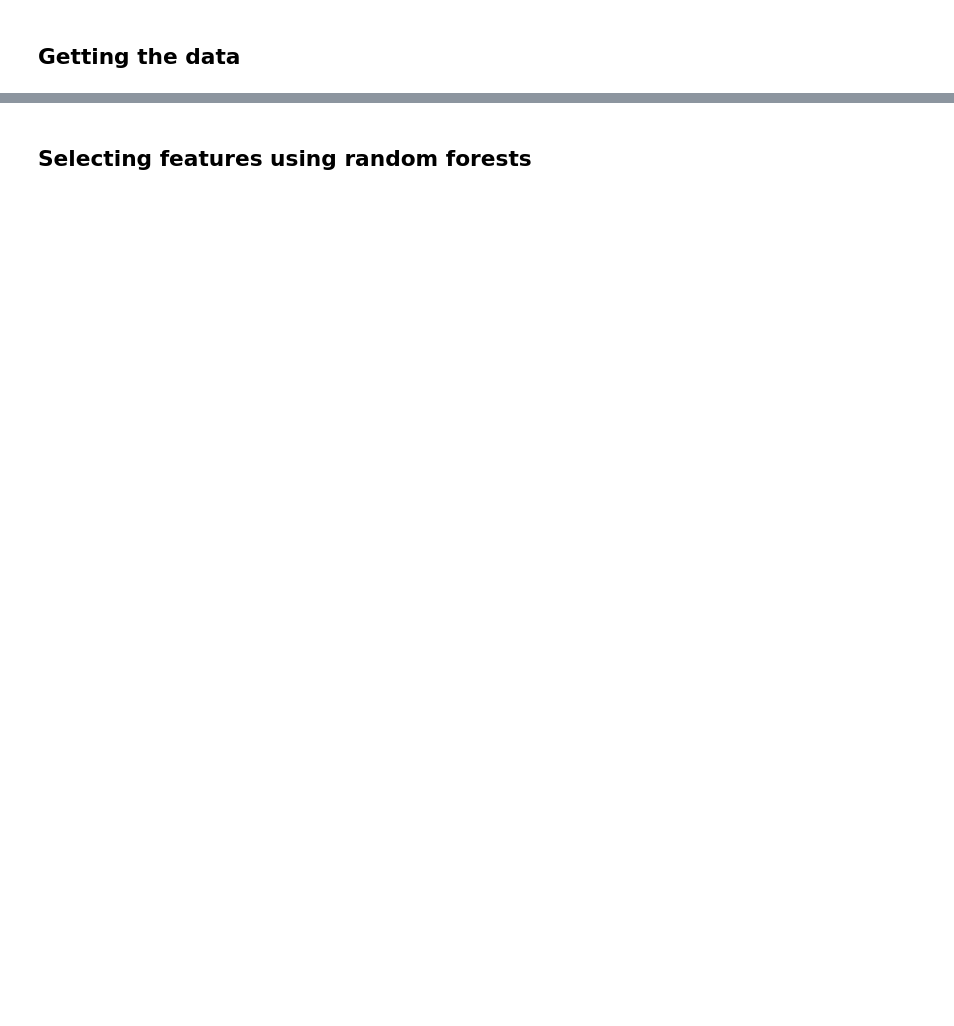
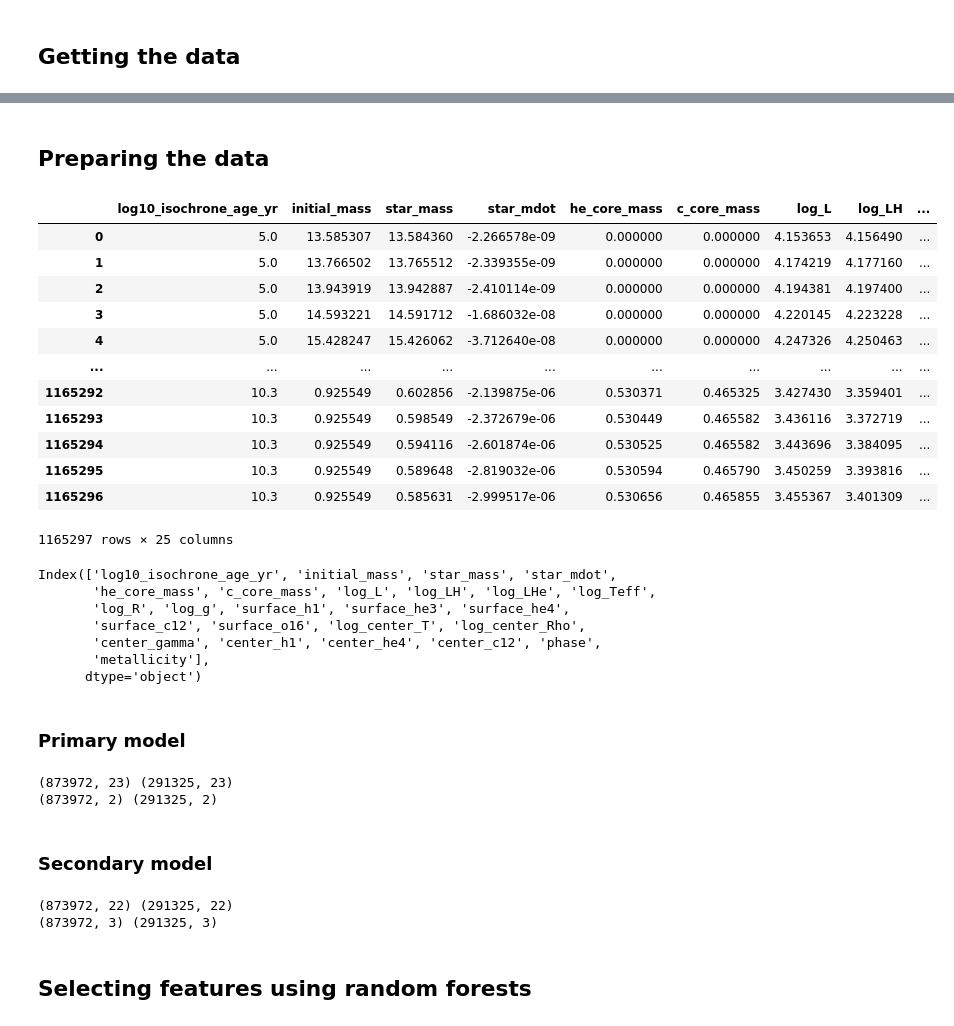
Before and after one commit to anpirott/thesis, a Jupyter notebook: code/ML/feature_selection.ipynb, the cells around one changed output, grey strips where cells are left out. Cells and saved outputs as stored; diff of their text form; code cells hidden in the pictures; blank space fills up the shorter version.

Commit message:
added a feature selection test on the MIST dataset

```diff
--- a/code/ML/feature_selection.ipynb
+++ b/code/ML/feature_selection.ipynb
@@ -41,2 +56,63 @@ display(iso_df)
+# %% [markdown]
+## Preparing the data
+# %%
+# Keeping only the relevant star phases
+phase_filtered_iso_df = iso_df\
+    .where((iso_df.phase == 0) | (iso_df.phase == 2) | (iso_df.phase == 3) | (iso_df.phase == 4) | (iso_df.phase == 5))\
+    .dropna().reset_index(drop=True)
+# %%
+display(phase_filtered_iso_df)
+print(phase_filtered_iso_df.columns)
+# %% [output]
+|  | log10_isochrone_age_yr | initial_mass | star_mass | star_mdot | he_core_mass | c_core_mass | log_L | log_LH | ... |
+| 0 | 5.0 | 13.585307 | 13.584360 | -2.266578e-09 | 0.000000 | 0.000000 | 4.153653 | 4.156490 | ... |
+| 1 | 5.0 | 13.766502 | 13.765512 | -2.339355e-09 | 0.000000 | 0.000000 | 4.174219 | 4.177160 | ... |
+| 2 | 5.0 | 13.943919 | 13.942887 | -2.410114e-09 | 0.000000 | 0.000000 | 4.194381 | 4.197400 | ... |
+| 3 | 5.0 | 14.593221 | 14.591712 | -1.686032e-08 | 0.000000 | 0.000000 | 4.220145 | 4.223228 | ... |
+| 4 | 5.0 | 15.428247 | 15.426062 | -3.712640e-08 | 0.000000 | 0.000000 | 4.247326 | 4.250463 | ... |
+| ... | ... | ... | ... | ... | ... | ... | ... | ... | ... |
+| 1165292 | 10.3 | 0.925549 | 0.602856 | -2.139875e-06 | 0.530371 | 0.465325 | 3.427430 | 3.359401 | ... |
+| 1165293 | 10.3 | 0.925549 | 0.598549 | -2.372679e-06 | 0.530449 | 0.465582 | 3.436116 | 3.372719 | ... |
+| 1165294 | 10.3 | 0.925549 | 0.594116 | -2.601874e-06 | 0.530525 | 0.465582 | 3.443696 | 3.384095 | ... |
+| 1165295 | 10.3 | 0.925549 | 0.589648 | -2.819032e-06 | 0.530594 | 0.465790 | 3.450259 | 3.393816 | ... |
+| 1165296 | 10.3 | 0.925549 | 0.585631 | -2.999517e-06 | 0.530656 | 0.465855 | 3.455367 | 3.401309 | ... |
+1165297 rows × 25 columns
+Index(['log10_isochrone_age_yr', 'initial_mass', 'star_mass', 'star_mdot',
+       'he_core_mass', 'c_core_mass', 'log_L', 'log_LH', 'log_LHe', 'log_Teff',
+       'log_R', 'log_g', 'surface_h1', 'surface_he3', 'surface_he4',
+       'surface_c12', 'surface_o16', 'log_center_T', 'log_center_Rho',
+       'center_gamma', 'center_h1', 'center_he4', 'center_c12', 'phase',
+       'metallicity'],
+      dtype='object')
+# %% [markdown]
+### Primary model
+# %%
+X_primary = phase_filtered_iso_df.drop(['star_mass', 'log_R'], axis=1).to_numpy()
+y_primary = phase_filtered_iso_df[['star_mass', 'log_R']].to_numpy()
+
+X_train_primary, X_test_primary, y_train_primary, y_test_primary = train_test_split(X_primary, y_primary, test_size=0.25, random_state=1337)
+
+N_primary,M_primary = X_train_primary.shape
+
+print(X_train_primary.shape, X_test_primary.shape)
+print(y_train_primary.shape, y_test_primary.shape)
+# %% [output]
+(873972, 23) (291325, 23)
+(873972, 2) (291325, 2)
+# %% [markdown]
+### Secondary model
+# %%
+X_secondary = phase_filtered_iso_df.drop(['log_Teff', 'log_g', 'log_R'], axis=1).to_numpy()
+y_secondary = phase_filtered_iso_df[['log_Teff', 'log_g', 'log_R']].to_numpy()
+
+X_train_secondary, X_test_secondary, y_train_secondary, y_test_secondary = train_test_split(X_secondary, y_secondary, test_size=0.25, random_state=1337)
+
+N_secondary, M_secondary = X_train_secondary.shape
+
+print(X_train_secondary.shape, X_test_secondary.shape)
+print(y_train_secondary.shape, y_test_secondary.shape)
+# %% [output]
+(873972, 22) (291325, 22)
+(873972, 3) (291325, 3)
 # %% [markdown]
 ## Selecting features using random forests
```
Also changed, not shown: parts of 16 cells of this notebook, 2 other files.
